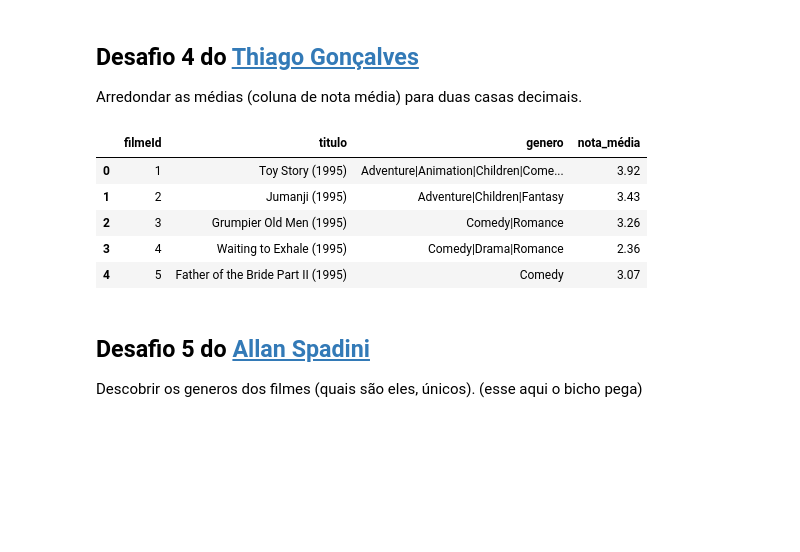
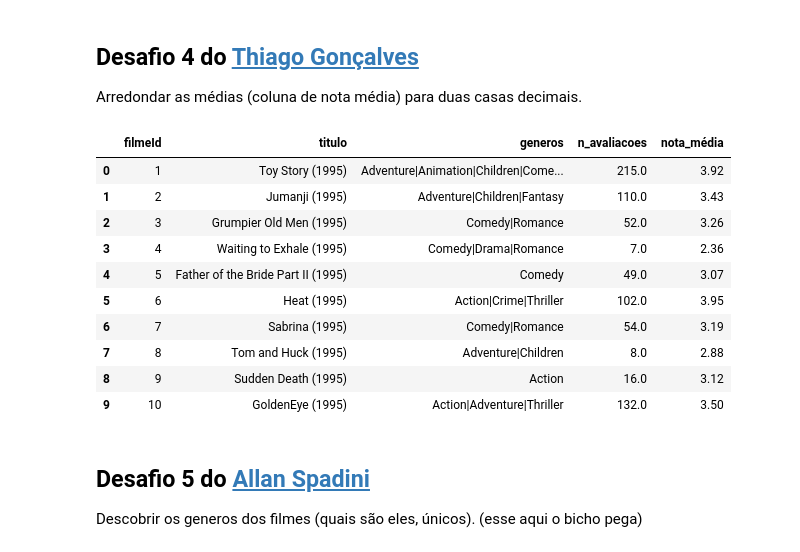
Before and after one commit to mcristinee/Aulas-Alura-Quarentenadados, a Jupyter notebook: Aulas_Análise_de_Dados_Alura.ipynb, the cells around one changed output. Saved outputs shown, nothing was run; the diff lists cells and outputs as text; code cells hidden in the pictures; blank space fills up the shorter version.

```diff
--- a/Aulas_Análise_de_Dados_Alura.ipynb
+++ b/Aulas_Análise_de_Dados_Alura.ipynb
@@ -139,0 +146,10 @@ n_avaliacoes = avaliacoes .groupby("filmeId")["nota"] .count()
+# %%
+
+
+n_avaliacoes = avaliacoes .groupby("filmeId")["nota"] .agg(
+    n_avaliacoes='count',
+    nota_média = 'mean'
+)
+filmes_com_media = filmes.join(n_avaliacoes,on = "filmeId")
+
+filmes_com_media .sort_values("n_avaliacoes", ascending=False)
@@ -142,14 +172,19 @@ n_avaliacoes = avaliacoes .groupby("filmeId")["nota"] .count()
 
 Arredondar as médias (coluna de nota média) para duas casas decimais.
 # %%
- filmes_com_media.round({"nota_média":2}) .head()
+ filmes_com_media.round({"nota_média":2}) .head(10)
 # %% [output]
-|  | filmeId | titulo | genero | nota_média |
-| 0 | 1 | Toy Story (1995) | Adventure|Animation|Children|Come... | 3.92 |
-| 1 | 2 | Jumanji (1995) | Adventure|Children|Fantasy | 3.43 |
-| 2 | 3 | Grumpier Old Men (1995) | Comedy|Romance | 3.26 |
-| 3 | 4 | Waiting to Exhale (1995) | Comedy|Drama|Romance | 2.36 |
-| 4 | 5 | Father of the Bride Part II (1995) | Comedy | 3.07 |
+|  | filmeId | titulo | generos | n_avaliacoes | nota_média |
+| 0 | 1 | Toy Story (1995) | Adventure|Animation|Children|Come... | 215.0 | 3.92 |
+| 1 | 2 | Jumanji (1995) | Adventure|Children|Fantasy | 110.0 | 3.43 |
+| 2 | 3 | Grumpier Old Men (1995) | Comedy|Romance | 52.0 | 3.26 |
+| 3 | 4 | Waiting to Exhale (1995) | Comedy|Drama|Romance | 7.0 | 2.36 |
+| 4 | 5 | Father of the Bride Part II (1995) | Comedy | 49.0 | 3.07 |
+| 5 | 6 | Heat (1995) | Action|Crime|Thriller | 102.0 | 3.95 |
+| 6 | 7 | Sabrina (1995) | Comedy|Romance | 54.0 | 3.19 |
+| 7 | 8 | Tom and Huck (1995) | Adventure|Children | 8.0 | 2.88 |
+| 8 | 9 | Sudden Death (1995) | Action | 16.0 | 3.12 |
+| 9 | 10 | GoldenEye (1995) | Action|Adventure|Thriller | 132.0 | 3.50 |
 # %% [markdown]
 ## Desafio 5 do [Allan Spadini](https://twitter.com/allanspadini)
 
```
Also changed, not shown: parts of 12 cells of this notebook.
